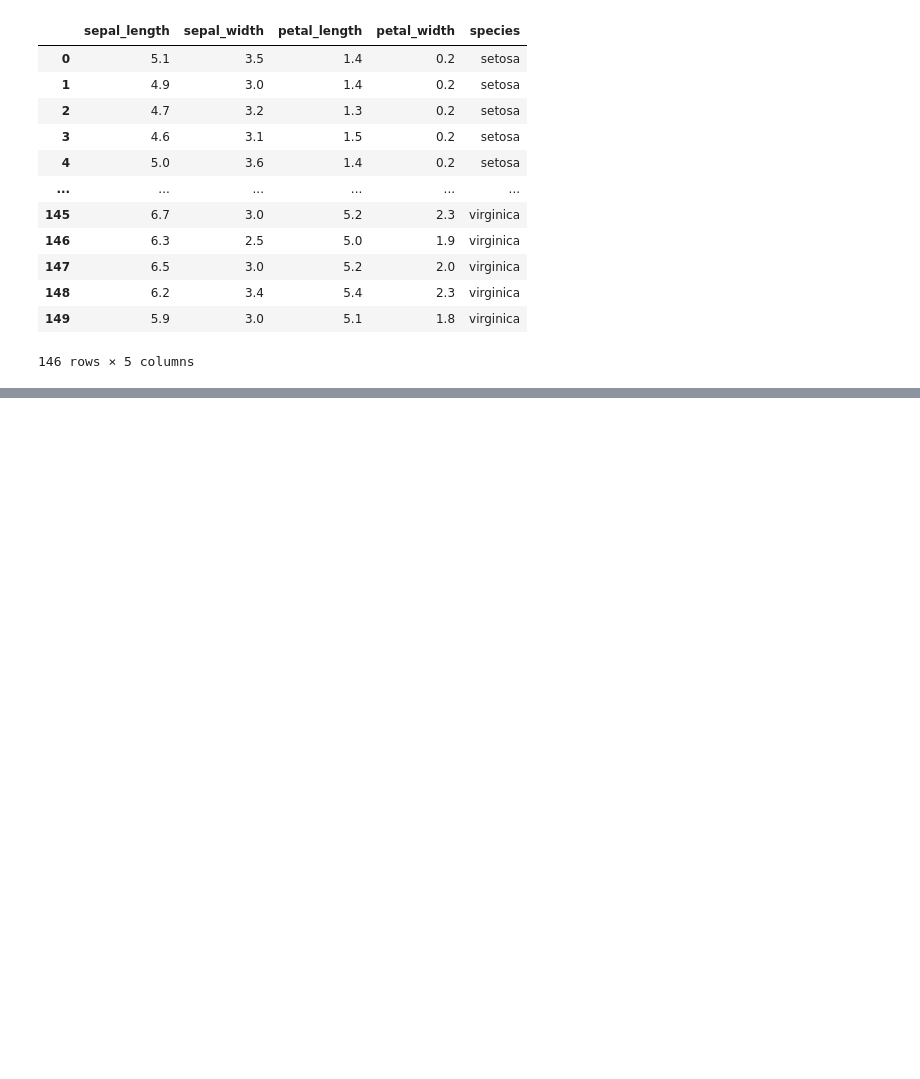
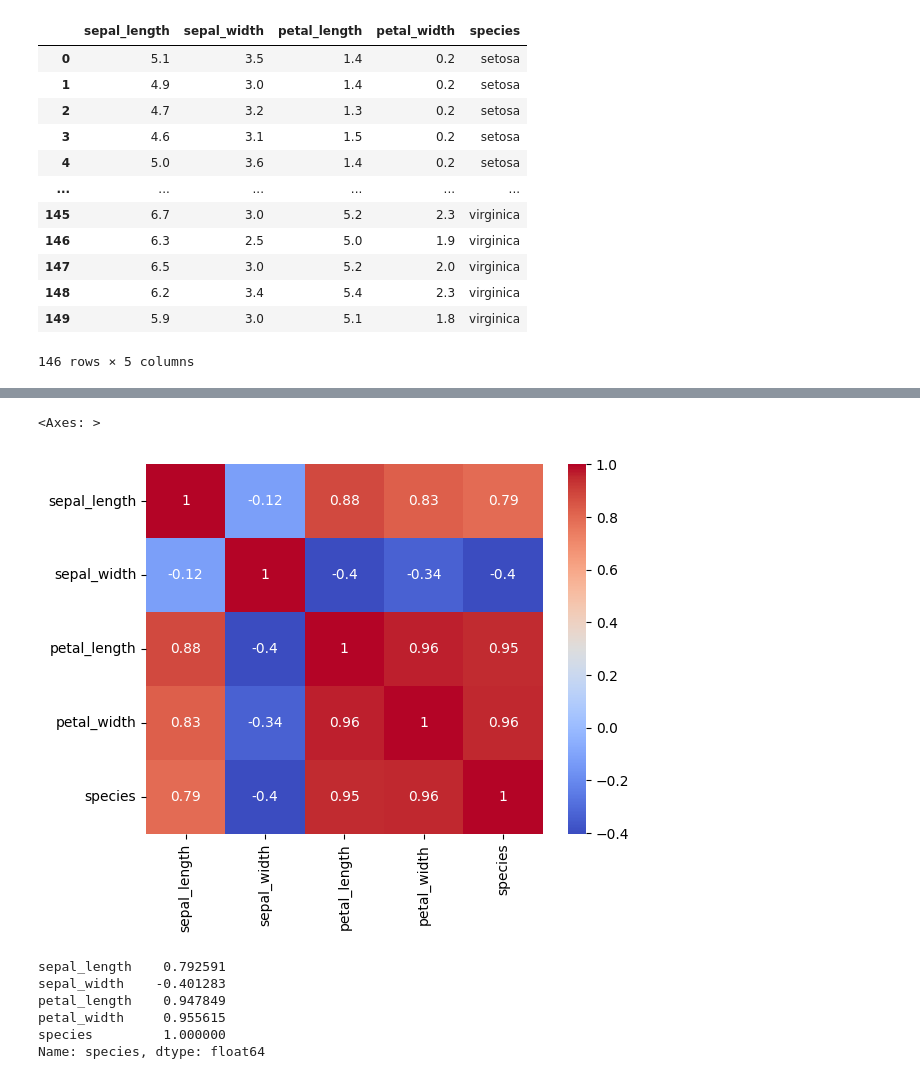
Before and after one commit to HimankPatidar/Pregrade, a Jupyter notebook: STATISTIC/statistic.ipynb, the cells around one changed output, grey strips where cells are left out. Saved outputs shown, nothing was run; the diff lists cells and outputs as text; code cells hidden in the pictures; blank space fills up the shorter version.

```diff
--- a/STATISTIC/statistic.ipynb
+++ b/STATISTIC/statistic.ipynb
@@ -367,0 +450,2 @@ df
+# %%
+species = df['species']
@@ -367,0 +469,2 @@ df
+# %%
+df = df.assign(species=species)
@@ -367,0 +495,4 @@ df
+# %%
+df['species'] = df['species'].map({
+    'setosa' : 0, 'versicolor' : 1, 'virginica' : 2
+})
@@ -367,0 +524,14 @@ df
+# %%
+sns.heatmap(df.corr(), annot=True, cmap='coolwarm')
+# %% [output]
+<Axes: >
+[figure, added]
+# %%
+df.corr()['species']
+# %% [output]
+sepal_length    0.792591
+sepal_width    -0.401283
+petal_length    0.947849
+petal_width     0.955615
+species         1.000000
+Name: species, dtype: float64
```
Also changed, not shown: parts of 50 cells of this notebook.
